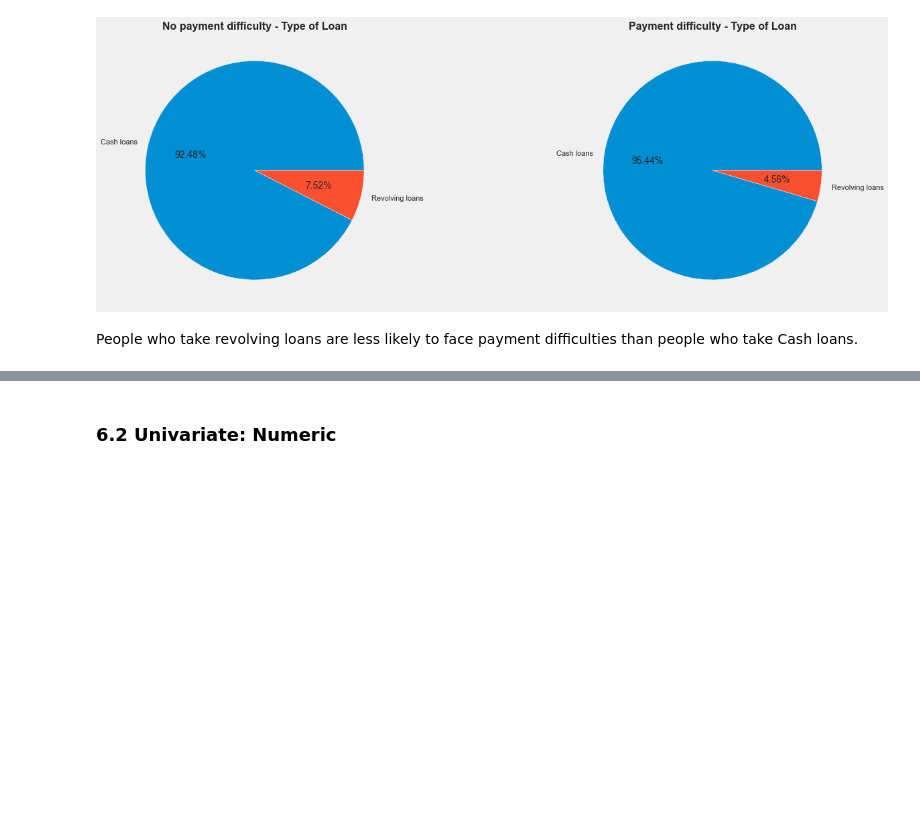
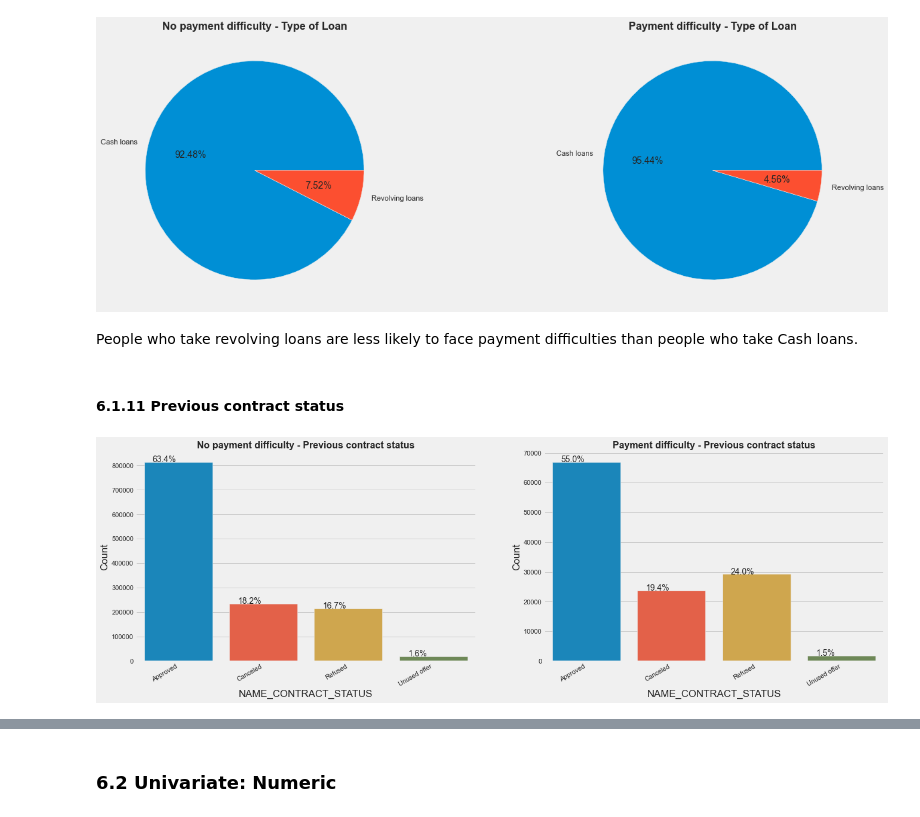
Before and after one commit to kavurisrikanth/risk-analysis-eda, a Jupyter notebook: eda_credit.ipynb, the cells around one changed output, grey strips where cells are left out. Drawn from its saved outputs; the diff is of its cells as text; code cells hidden in the pictures; blank space fills up the shorter version.

```diff
--- a/eda_credit.ipynb
+++ b/eda_credit.ipynb
@@ -1246,3 +1246,9 @@ plot_pies('NAME_CONTRACT_TYPE', 'Type of Loan')
 [figure]
 # %% [markdown]
 People who take revolving loans are less likely to face payment difficulties than people who take Cash loans.
+# %% [markdown]
+#### 6.1.11 Previous contract status
+# %%
+plot_countplot('NAME_CONTRACT_STATUS', 'Previous contract status')
+# %% [output]
+[figure, added]
```
Also changed, not shown: parts of 3 cells of this notebook.
